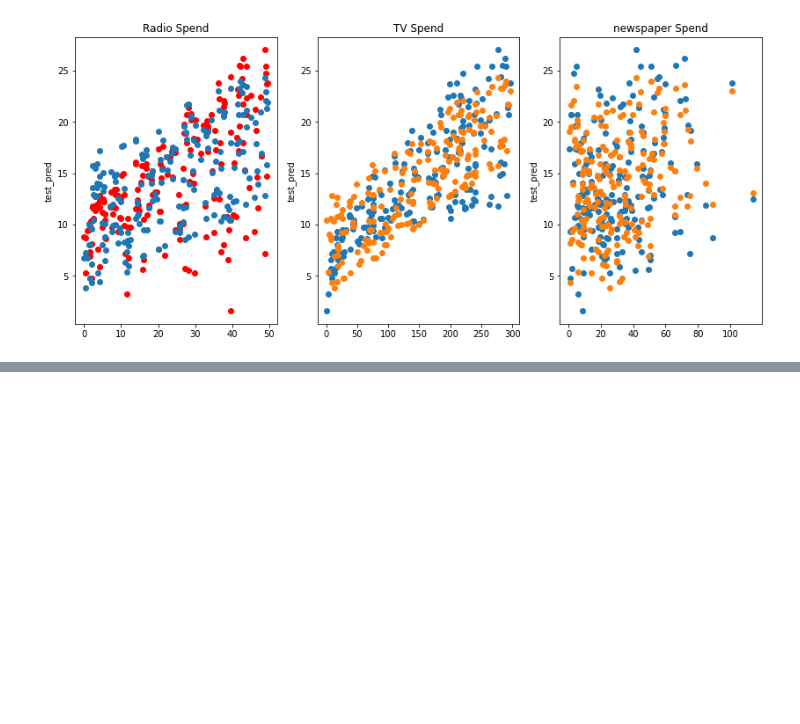
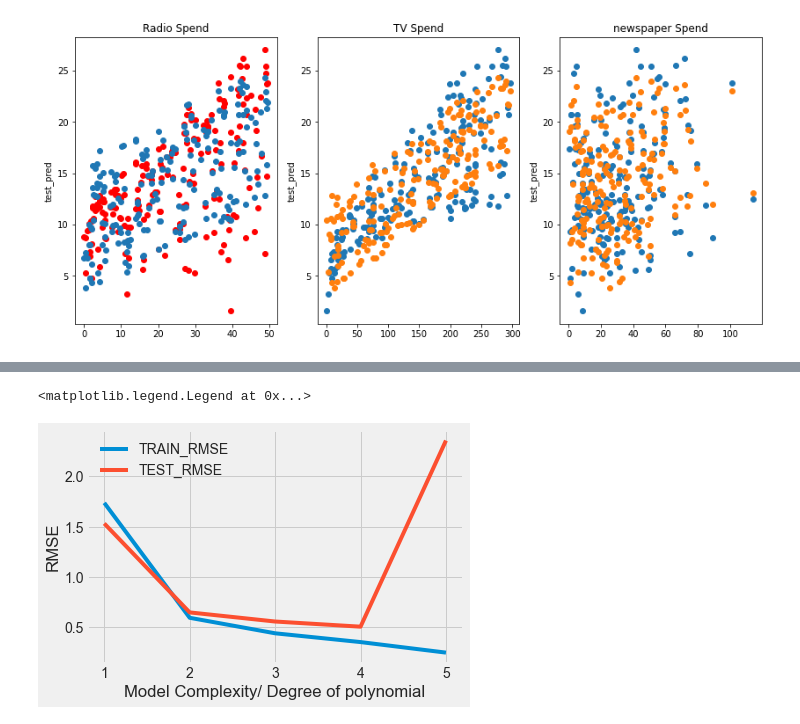
Before and after one commit to Sheiphan/ML_Live-, a Jupyter notebook: Linear Regression.ipynb, the cells around one changed output, grey strips where cells are left out. Cells and saved outputs as stored; diff of their text form; code cells hidden in the pictures; blank space fills up the shorter version.

Commit message:
Polynomial Regression

```diff
--- a/Linear Regression.ipynb
+++ b/Linear Regression.ipynb
@@ -330,0 +397,2 @@ Text(0.5, 1.0, 'newspaper Spend')
+# %%
+poly_conv.fit(X1)
@@ -330,0 +401,3 @@ Text(0.5, 1.0, 'newspaper Spend')
+# %%
+poly_features = poly_conv.transform(X1)   # tranfer 3 feature to 9 feature to get 9
+                                           #parameters for degree 3.
@@ -330,0 +497,22 @@ Text(0.5, 1.0, 'newspaper Spend')
+# %%
+# Checking all model from degrees 1 to 9
+train_rmse_errors = []
+test_rmse_errors = []
+
+for d in range(1,10):
+    poly_converter = PolynomialFeatures(degree=d, include_bias=False)
+    poly_features = poly_converter.fit_transform(X1)
+
+    X_train, X_test, y_train, y_test = train_test_split(poly_features, y, test_size=0.33, random_state=101)
+
+    model = LinearRegression()
+    model.fit(X_train, y_train)
+
+    train_pred = model.predict(X_train)
+    test_pred = model.predict(X_test)
+
+    train_rmse = np.sqrt(mean_squared_error(y_train, train_pred))
+    test_rmse = np.sqrt(mean_squared_error(y_test,test_pred))
+
+    train_rmse_errors.append(train_rmse)
+    test_rmse_errors.append(test_rmse)
@@ -330,0 +543,12 @@ Text(0.5, 1.0, 'newspaper Spend')
+# %%
+from matplotlib import style
+style.use('fivethirtyeight')
+# %%
+plt.plot(range(1,6),train_rmse_errors[:5], label = 'TRAIN_RMSE' )
+plt.plot(range(1,6),test_rmse_errors[:5] ,label = 'TEST_RMSE' )
+plt.xlabel('Model Complexity/ Degree of polynomial')
+plt.ylabel('RMSE')
+plt.legend()
+# %% [output]
+<matplotlib.legend.Legend at 0x...>
+[figure, added]
```
Also changed, not shown: parts of 43 cells of this notebook, 5 other files.
